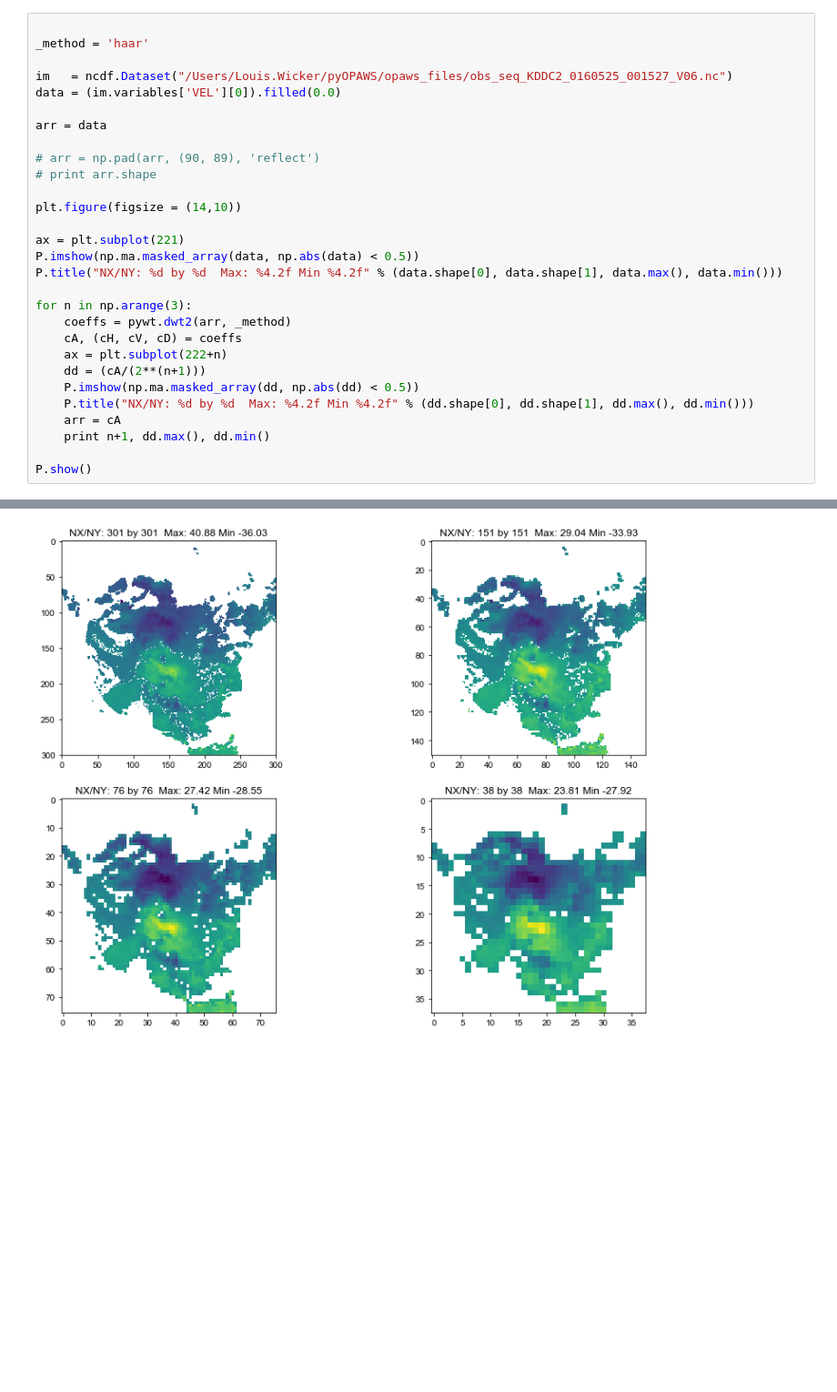
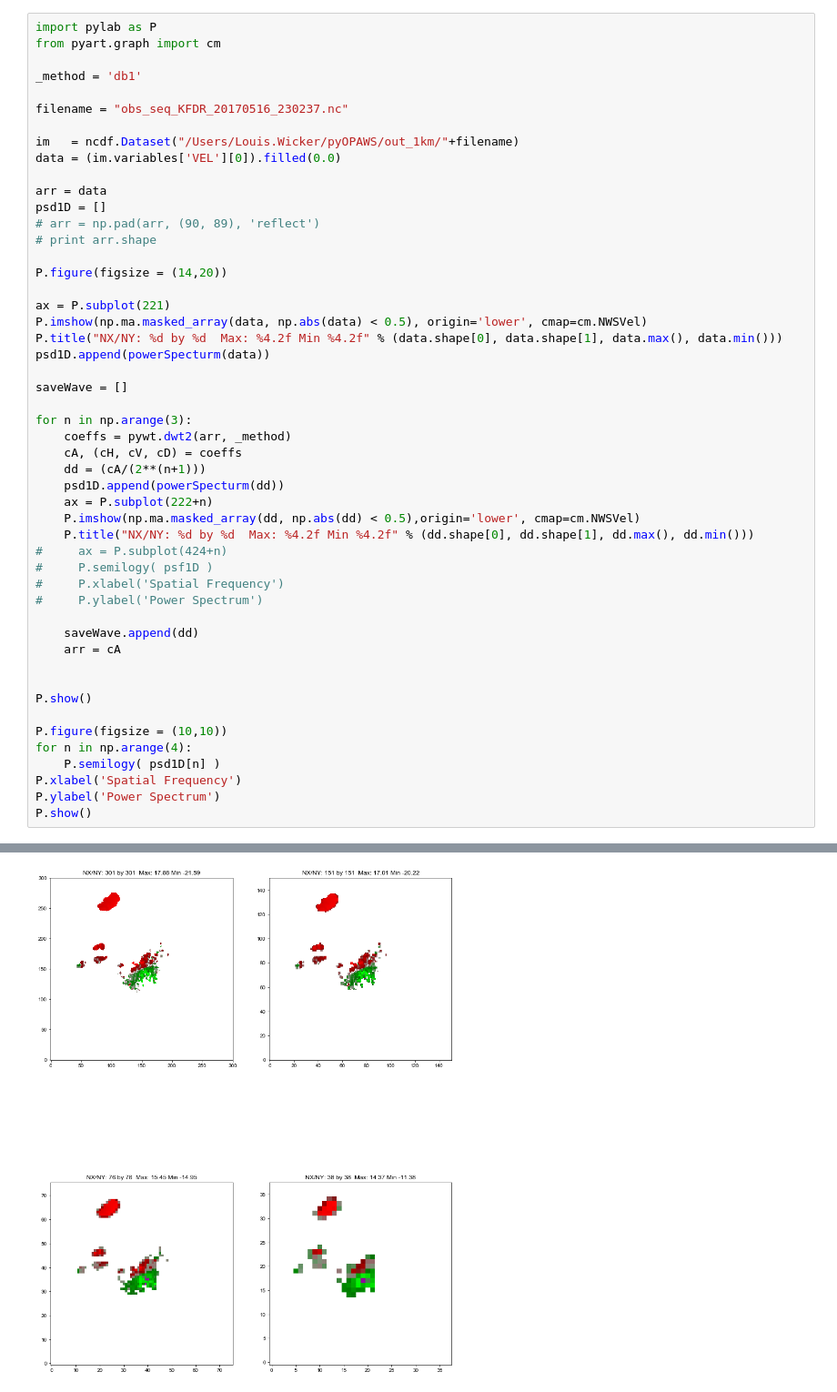
Before and after one commit to louiswicker/my_IPythonNotebooks, a Jupyter notebook: my_wavelet.ipynb, the cells around one changed output, grey strips where cells are left out. Shown at 91% size. Saved outputs shown, nothing was run; the diff lists cells and outputs as text; blank space fills up the shorter version.

Commit message:
Lots of changes to use real radar data for comparison....Interesting stuff!

```diff
--- a/my_wavelet.ipynb
+++ b/my_wavelet.ipynb
@@ -36,30 +27,51 @@ P.show()
 # %%
+import pylab as P
+from pyart.graph import cm
 
-_method = 'haar'
+_method = 'db1'
 
-im   = ncdf.Dataset("/Users/Louis.Wicker/pyOPAWS/opaws_files/obs_seq_KDDC2_0160525_001527_V06.nc")
+filename = "obs_seq_KFDR_20170516_230237.nc"
+
+im   = ncdf.Dataset("/Users/Louis.Wicker/pyOPAWS/out_1km/"+filename)
 data = (im.variables['VEL'][0]).filled(0.0)
 
 arr = data
-
+psd1D = []
 # arr = np.pad(arr, (90, 89), 'reflect')
 # print arr.shape
 
-plt.figure(figsize = (14,10))
+P.figure(figsize = (14,20))
 
-ax = plt.subplot(221)
-P.imshow(np.ma.masked_array(data, np.abs(data) < 0.5))
+ax = P.subplot(221)
+P.imshow(np.ma.masked_array(data, np.abs(data) < 0.5), origin='lower', cmap=cm.NWSVel)
 P.title("NX/NY: %d by %d  Max: %4.2f Min %4.2f" % (data.shape[0], data.shape[1], data.max(), data.min()))
+psd1D.append(powerSpecturm(data))
+
+saveWave = []
 
 for n in np.arange(3):
     coeffs = pywt.dwt2(arr, _method)
     cA, (cH, cV, cD) = coeffs
-    ax = plt.subplot(222+n)
     dd = (cA/(2**(n+1)))
-    P.imshow(np.ma.masked_array(dd, np.abs(dd) < 0.5))
+    psd1D.append(powerSpecturm(dd))
+    ax = P.subplot(222+n)
+    P.imshow(np.ma.masked_array(dd, np.abs(dd) < 0.5),origin='lower', cmap=cm.NWSVel)
     P.title("NX/NY: %d by %d  Max: %4.2f Min %4.2f" % (dd.shape[0], dd.shape[1], dd.max(), dd.min()))
+#     ax = P.subplot(424+n)
+#     P.semilogy( psf1D )
+#     P.xlabel('Spatial Frequency')
+#     P.ylabel('Power Spectrum')
+
+    saveWave.append(dd)
     arr = cA
-    print n+1, dd.max(), dd.min()
+
 
 P.show()
+
+P.figure(figsize = (10,10))
+for n in np.arange(4):
+    P.semilogy( psd1D[n] )
+P.xlabel('Spatial Frequency')
+P.ylabel('Power Spectrum')
+P.show()
 # %% [output]
@@ -69 +78 @@ P.show()
-[figure, old version]
+[figure, new version]
```
Also changed, not shown: parts of 6 cells of this notebook.
